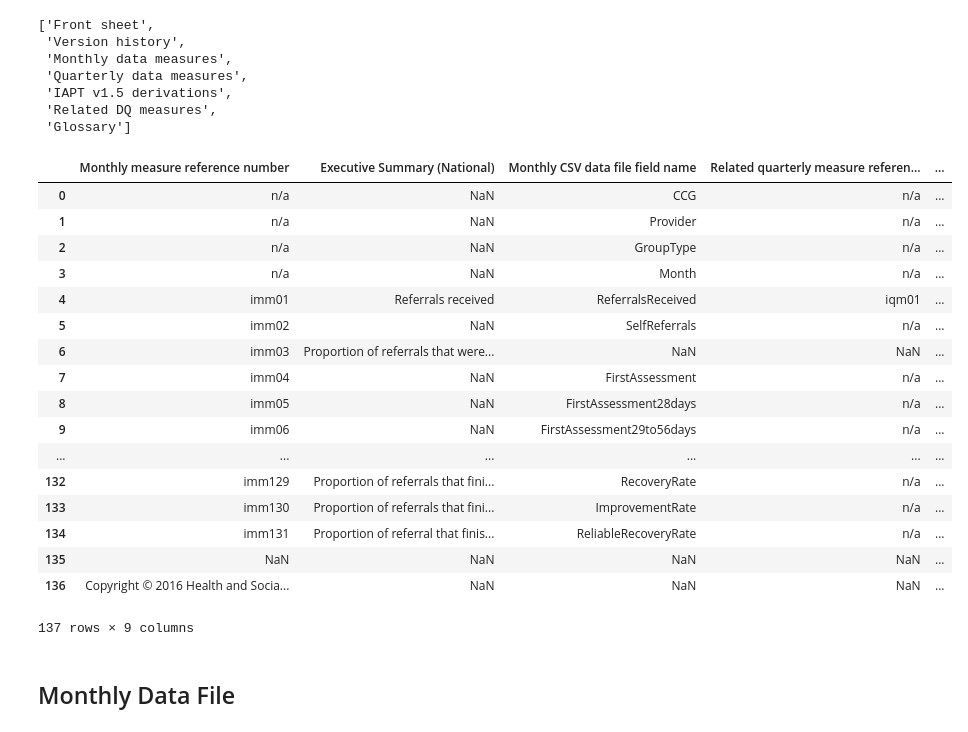
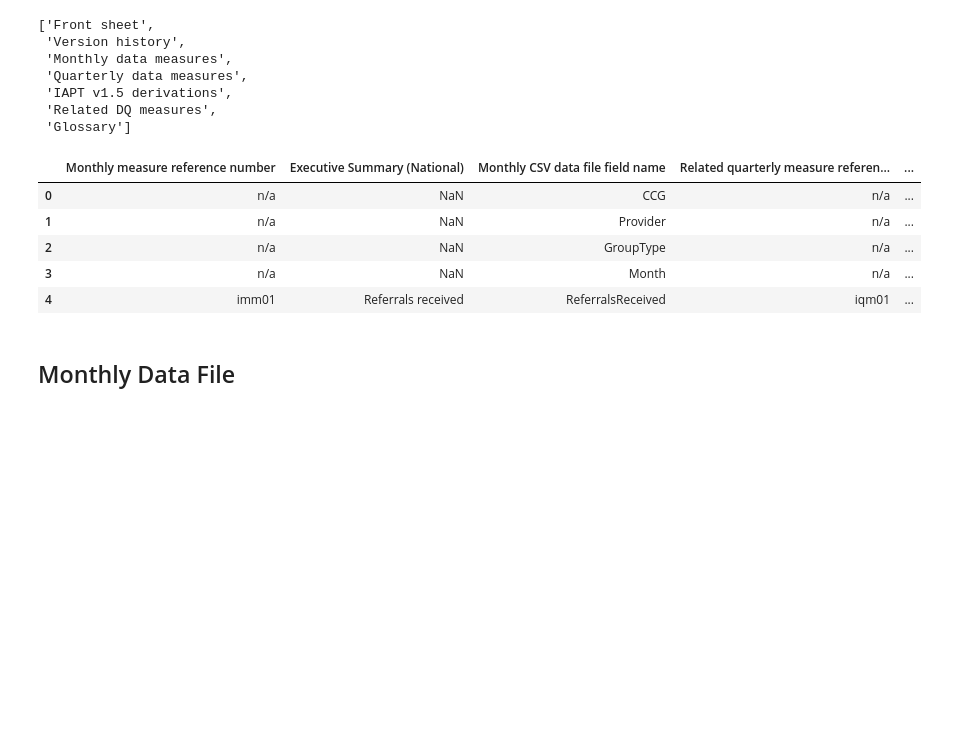
Before and after one commit to psychemedia/openHealthDataDoodles, a Jupyter notebook: notebooks/Access to Psychological Therapies - Monthly.ipynb, the cells around one changed output. Saved outputs shown, nothing was run; the diff lists cells and outputs as text; code cells hidden in the pictures; blank space fills up the shorter version.

```diff
--- a/notebooks/Access to Psychological Therapies - Monthly.ipynb
+++ b/notebooks/Access to Psychological Therapies - Monthly.ipynb
@@ -54,26 +54,14 @@ xl.sheet_names
  'Glossary']
 # %%
 metadata=pd.read_excel('metadata/IAPT-month-metadata.xlsx',sheetname='Monthly data measures',skiprows=6)
-metadata
+metadata.head(5)
 # %% [output]
 |  | Monthly measure reference number | Executive Summary (National) | Monthly CSV data file field name | Related quarterly measure referen... | ... |
 | 0 | n/a | NaN | CCG | n/a | ... |
 | 1 | n/a | NaN | Provider | n/a | ... |
 | 2 | n/a | NaN | GroupType | n/a | ... |
 | 3 | n/a | NaN | Month | n/a | ... |
 | 4 | imm01 | Referrals received | ReferralsReceived | iqm01 | ... |
-| 5 | imm02 | NaN | SelfReferrals | n/a | ... |
-| 6 | imm03 | Proportion of referrals that were... | NaN | NaN | ... |
-| 7 | imm04 | NaN | FirstAssessment | n/a | ... |
-| 8 | imm05 | NaN | FirstAssessment28days | n/a | ... |
-| 9 | imm06 | NaN | FirstAssessment29to56days | n/a | ... |
-| ... | ... | ... | ... | ... | ... |
-| 132 | imm129 | Proportion of referrals that fini... | RecoveryRate | n/a | ... |
-| 133 | imm130 | Proportion of referrals that fini... | ImprovementRate | n/a | ... |
-| 134 | imm131 | Proportion of referral that finis... | ReliableRecoveryRate | n/a | ... |
-| 135 | NaN | NaN | NaN | NaN | ... |
-| 136 | Copyright © 2016 Health and Socia... | NaN | NaN | NaN | ... |
-137 rows × 9 columns
 # %%
 shortcol={'monthlymeasureref':'Monthly measure reference number ',
           'execSummary':'Executive Summary (National)',
```
Also changed, not shown: parts of 23 cells of this notebook.
